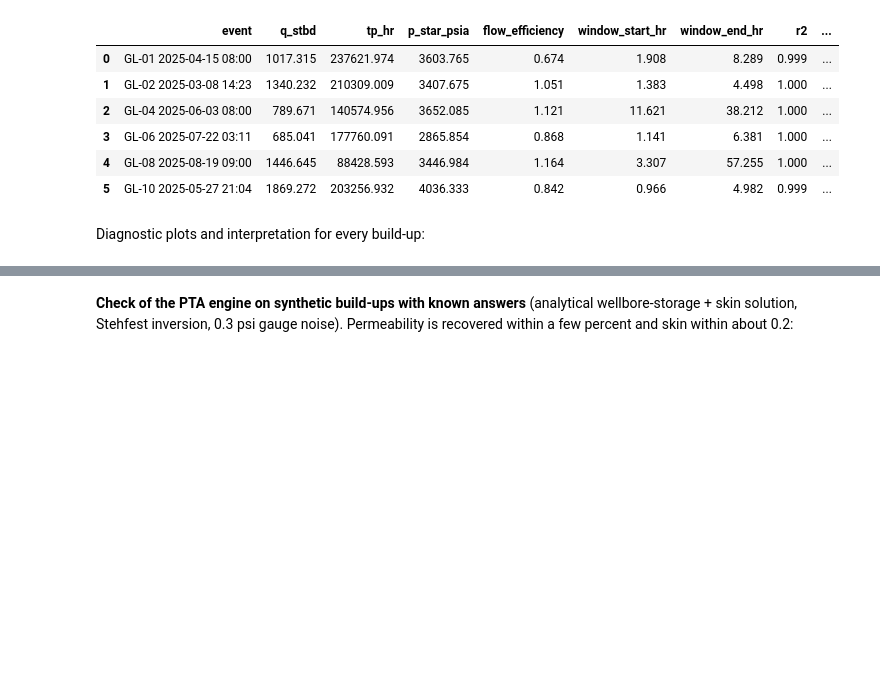
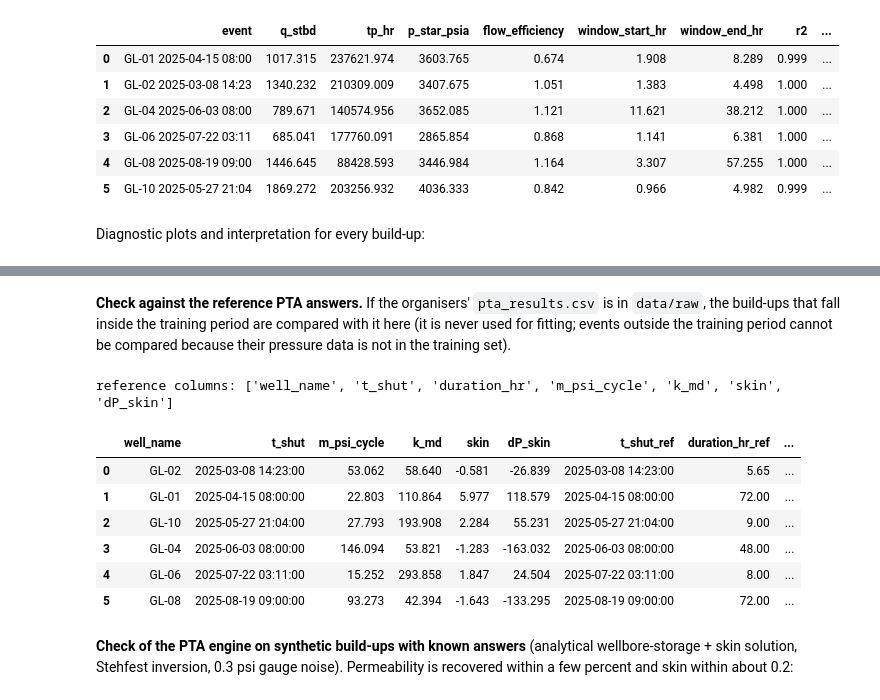
Before and after one commit to LuisMarkusTorres/SOCAR_Hackathon_2026, a Jupyter notebook: notebooks/well_performance_workflow.ipynb, the cells around one changed output, grey strips where cells are left out. Drawn from its saved outputs; the diff is of its cells as text; code cells hidden in the pictures; blank space fills up the shorter version.

```diff
--- a/notebooks/well_performance_workflow.ipynb
+++ b/notebooks/well_performance_workflow.ipynb
@@ -217,4 +236,35 @@ Undamaged or stimulated near-wellbore zone: skin -1.64 (Δpskin -133 psi, flow e
 Mild near-wellbore damage: skin 2.28, Δpskin 55 psi, flow efficiency 0.84. Permeability 194 md over 136 ft of net pay (kh = 26,371 md·ft), using the VFM oil rate of 1,869 STB/d on 2025-05-26. By the e ...
+# %% [markdown]
+**Check against the reference PTA answers.** If the organisers' `pta_results.csv` is in `data/raw`, the build-ups
+that fall inside the training period are compared with it here (it is never used for fitting; events outside the training
+period cannot be compared because their pressure data is not in the training set).
+# %%
+ref_path = C.DATA_RAW / "pta_results.csv"
+if ref_path.exists():
+    ref = pd.read_csv(ref_path)
+    print("reference columns:", list(ref.columns))
+    tcol = next((c for c in ref.columns if "shut" in c.lower() or "date" in c.lower() or "time" in c.lower()), None)
+    if tcol is not None:
+        ref["_t"] = pd.to_datetime(ref[tcol], errors="coerce")
+        ours = PL.pta_deliverable(ws.pta).assign(_t=lambda x: pd.to_datetime(x.t_shut))
+        cmp = pd.merge_asof(ours.sort_values("_t"), ref.sort_values("_t"), on="_t", by="well_name",
+                            tolerance=pd.Timedelta(days=2), suffixes=("", "_ref"))
+        keep = [c for c in cmp.columns if c in ("well_name", "t_shut", "k_md", "skin", "m_psi_cycle", "dP_skin")
+                or c.endswith("_ref") or any(k in c.lower() for k in ("perm", "skin", "slope", "dp_skin"))]
+        display(cmp[keep])
+    else:
+        display(ref.head())
+else:
+    print("no reference file in data/raw: skipped")
+# %% [output]
+reference columns: ['well_name', 't_shut', 'duration_hr', 'm_psi_cycle', 'k_md', 'skin', 'dP_skin']
+|  | well_name | t_shut | m_psi_cycle | k_md | skin | dP_skin | t_shut_ref | duration_hr_ref | ... |
+| 0 | GL-02 | 2025-03-08 14:23:00 | 53.062 | 58.640 | -0.581 | -26.839 | 2025-03-08 14:23:00 | 5.65 | ... |
+| 1 | GL-01 | 2025-04-15 08:00:00 | 22.803 | 110.864 | 5.977 | 118.579 | 2025-04-15 08:00:00 | 72.00 | ... |
+| 2 | GL-10 | 2025-05-27 21:04:00 | 27.793 | 193.908 | 2.284 | 55.231 | 2025-05-27 21:04:00 | 9.00 | ... |
+| 3 | GL-04 | 2025-06-03 08:00:00 | 146.094 | 53.821 | -1.283 | -163.032 | 2025-06-03 08:00:00 | 48.00 | ... |
+| 4 | GL-06 | 2025-07-22 03:11:00 | 15.252 | 293.858 | 1.847 | 24.504 | 2025-07-22 03:11:00 | 8.00 | ... |
+| 5 | GL-08 | 2025-08-19 09:00:00 | 93.273 | 42.394 | -1.643 | -133.295 | 2025-08-19 09:00:00 | 72.00 | ... |
 # %% [markdown]
 **Check of the PTA engine on synthetic build-ups with known answers** (analytical wellbore-storage + skin solution,
 Stehfest inversion, 0.3 psi gauge noise). Permeability is recovered within a few percent and skin within about 0.2:
```
Also changed, not shown: parts of 7 cells of this notebook, 17 other files.
